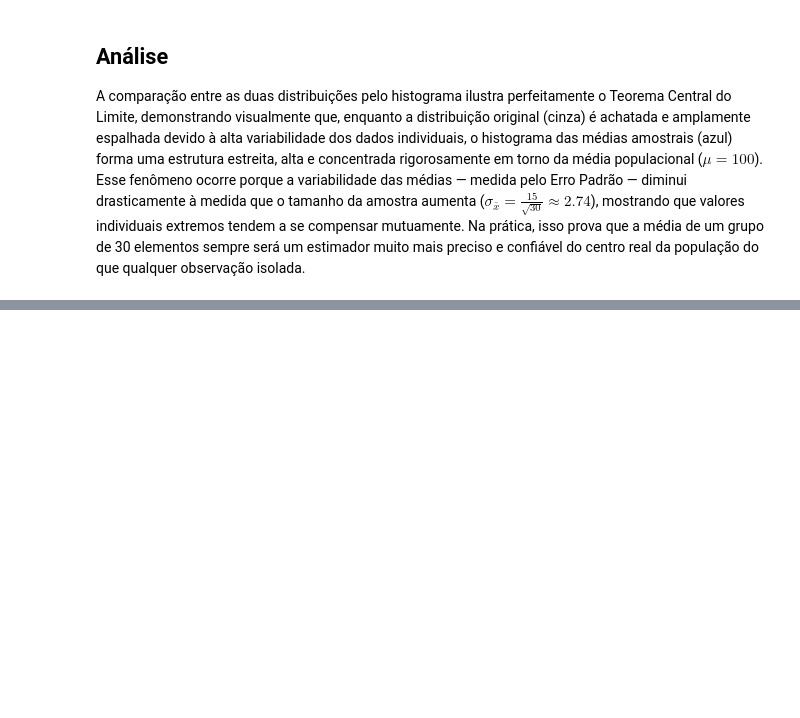
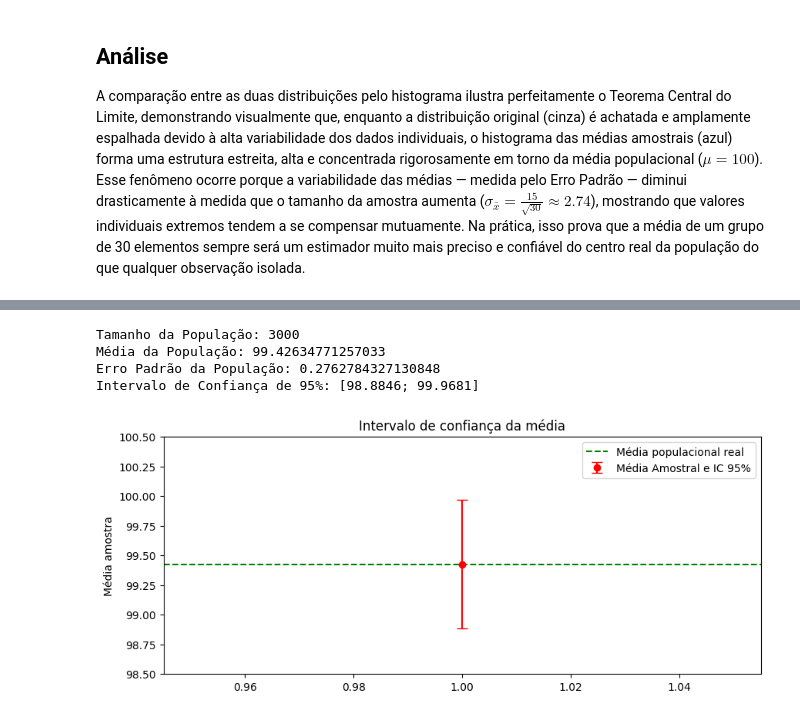
Before and after one commit to jessicalewinter/deep-learning-specialization, a Jupyter notebook: course-notebooks/statistics/T3_PosDL_Titanic.ipynb, the cells around one changed output, grey strips where cells are left out. Saved outputs shown, nothing was run; the diff lists cells and outputs as text; code cells hidden in the pictures; blank space fills up the shorter version.

```diff
--- a/course-notebooks/statistics/T3_PosDL_Titanic.ipynb
+++ b/course-notebooks/statistics/T3_PosDL_Titanic.ipynb
@@ -775,0 +782,51 @@ A comparação entre as duas distribuições pelo histograma ilustra perfeitamen
+# %%
+import scipy.stats as stats
+
+np.random.seed(42)
+## Estimar IC de 95% para a média p
+tamanho_normal = len(normal_populacao)
+media_normal = np.mean(normal_populacao)
+erro_padrao_normal = stats.sem(normal_populacao)
+
+print(f"Tamanho da População: {tamanho_normal}")
+print(f"Média da População: {media_normal}")
+print(f"Erro Padrão da População: {erro_padrao_normal}") # desvio padrão / raiz_quadrada(n)
+
+intervalo_confianca_95 = stats.t.interval(
+    0.95,
+    df=tamanho_normal - 1,
+    loc=media_normal,
+    scale=erro_padrao_normal
+)
+
+print(f"Intervalo de Confiança de 95%: [{intervalo_confianca_95[0]:.4f}; {intervalo_confianca_95[1]:.4f}]")
+
+
+## Calcula gráfico
+
+plt.figure(figsize=(10,4))
+plt.errorbar(
+    x=1,
+    y=media_normal,
+    yerr=(intervalo_confianca_95[1]-intervalo_confianca_95[0])/2,
+    fmt='o',
+    color='red',
+    capsize=5,
+    label='Média Amostral e IC 95%')
+
+plt.axhline(media_normal,
+            color='green',
+            linestyle='--',
+            label='Média populacional real')
+
+plt.title('Intervalo de confiança da média')
+plt.ylabel('Média amostra')
+plt.ylim(98.5, 100.5)
+plt.legend()
+plt.show()
+# %% [output]
+Tamanho da População: 3000
+Média da População: 99.42634771257033
+Erro Padrão da População: 0.2762784327130848
+Intervalo de Confiança de 95%: [98.8846; 99.9681]
+[figure, added]
```
Also changed, not shown: parts of 22 cells of this notebook.
